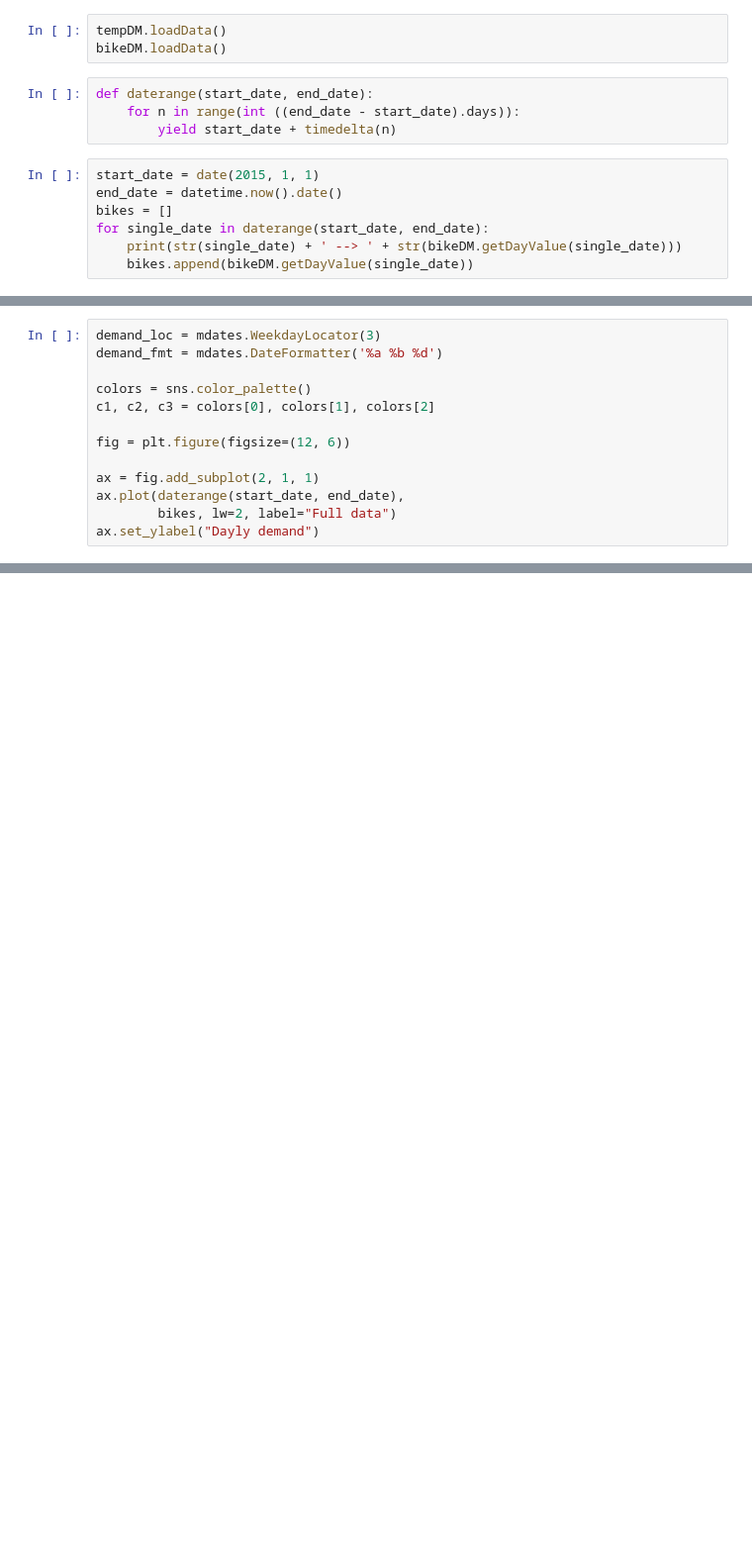
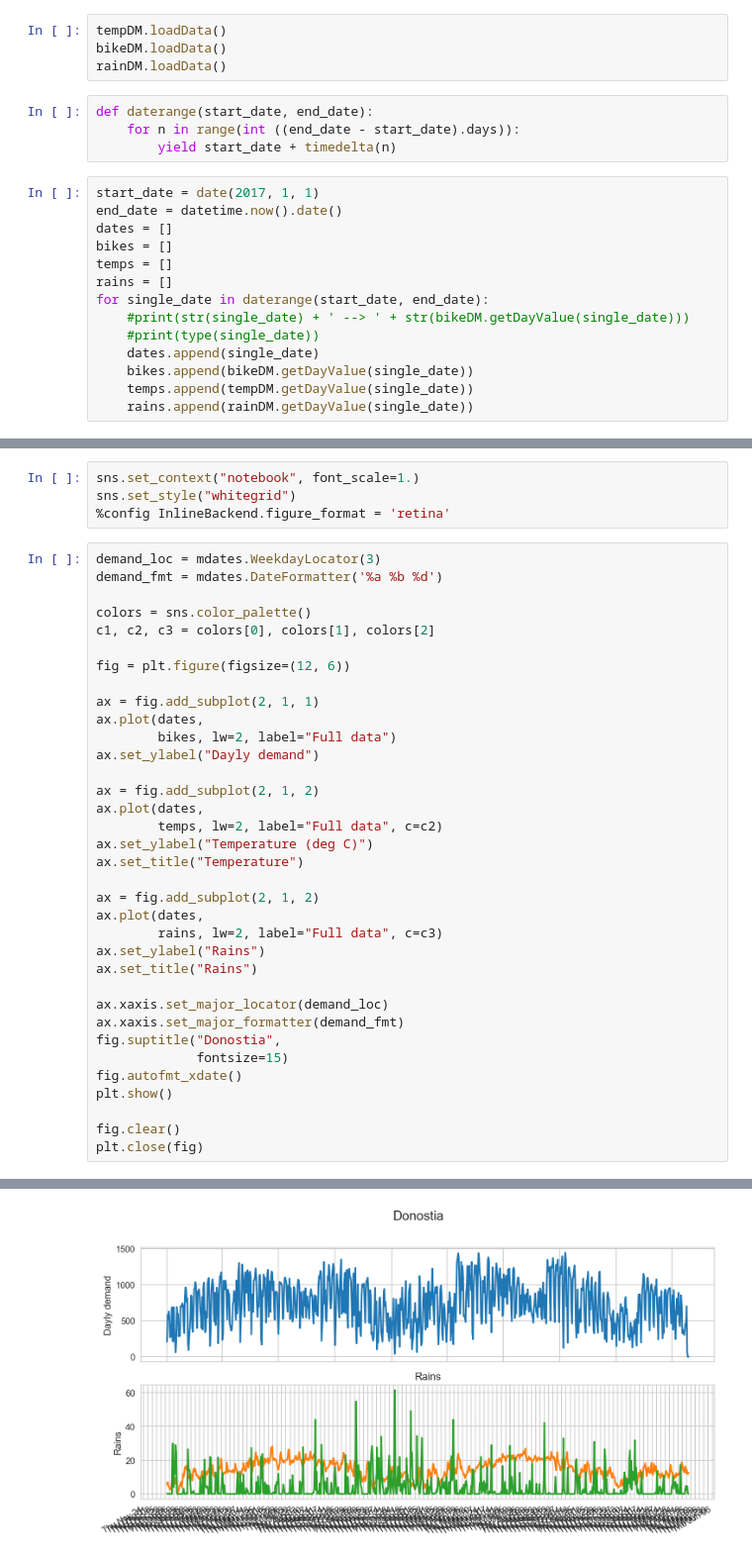
Before and after one commit to 3d-ikustek/sts-predictions, a Jupyter notebook: BikePrediction.ipynb, the cells around one changed output, grey strips where cells are left out. Shown at 99% size. Saved outputs shown, nothing was run; the diff lists cells and outputs as text; blank space fills up the shorter version.

```diff
--- a/BikePrediction.ipynb
+++ b/BikePrediction.ipynb
@@ -13,15 +40,23 @@ bikeDM = BikeDataManager()
 # %%
 tempDM.loadData()
 bikeDM.loadData()
+rainDM.loadData()
 # %%
 def daterange(start_date, end_date):
     for n in range(int ((end_date - start_date).days)):
         yield start_date + timedelta(n)
 # %%
-start_date = date(2015, 1, 1)
+start_date = date(2017, 1, 1)
 end_date = datetime.now().date()
+dates = []
 bikes = []
+temps = []
+rains = []
 for single_date in daterange(start_date, end_date):
-    print(str(single_date) + ' --> ' + str(bikeDM.getDayValue(single_date)))
+    #print(str(single_date) + ' --> ' + str(bikeDM.getDayValue(single_date)))
+    #print(type(single_date))
+    dates.append(single_date)
     bikes.append(bikeDM.getDayValue(single_date))
+    temps.append(tempDM.getDayValue(single_date))
+    rains.append(rainDM.getDayValue(single_date))
 # %% [output]
@@ -46,3 +65,7 @@ KeyError: '4'
+# %%
+sns.set_context("notebook", font_scale=1.)
+sns.set_style("whitegrid")
+%config InlineBackend.figure_format = 'retina'
 # %%
 demand_loc = mdates.WeekdayLocator(3)
 demand_fmt = mdates.DateFormatter('%a %b %d')
@@ -53,7 +76,29 @@ c1, c2, c3 = colors[0], colors[1], colors[2]
 fig = plt.figure(figsize=(12, 6))
 
 ax = fig.add_subplot(2, 1, 1)
-ax.plot(daterange(start_date, end_date),
+ax.plot(dates,
         bikes, lw=2, label="Full data")
 ax.set_ylabel("Dayly demand")
+
+ax = fig.add_subplot(2, 1, 2)
+ax.plot(dates,
+        temps, lw=2, label="Full data", c=c2)
+ax.set_ylabel("Temperature (deg C)")
+ax.set_title("Temperature")
+
+ax = fig.add_subplot(2, 1, 2)
+ax.plot(dates,
+        rains, lw=2, label="Full data", c=c3)
+ax.set_ylabel("Rains")
+ax.set_title("Rains")
+
+ax.xaxis.set_major_locator(demand_loc)
+ax.xaxis.set_major_formatter(demand_fmt)
+fig.suptitle("Donostia",
+             fontsize=15)
+fig.autofmt_xdate()
+plt.show()
+
+fig.clear()
+plt.close(fig)
 # %% [output]
@@ -60,0 +105 @@ NameError: name 'bikes' is not defined
+[figure, added]
```
Also changed, not shown: parts of 8 cells of this notebook, 3 other files.
